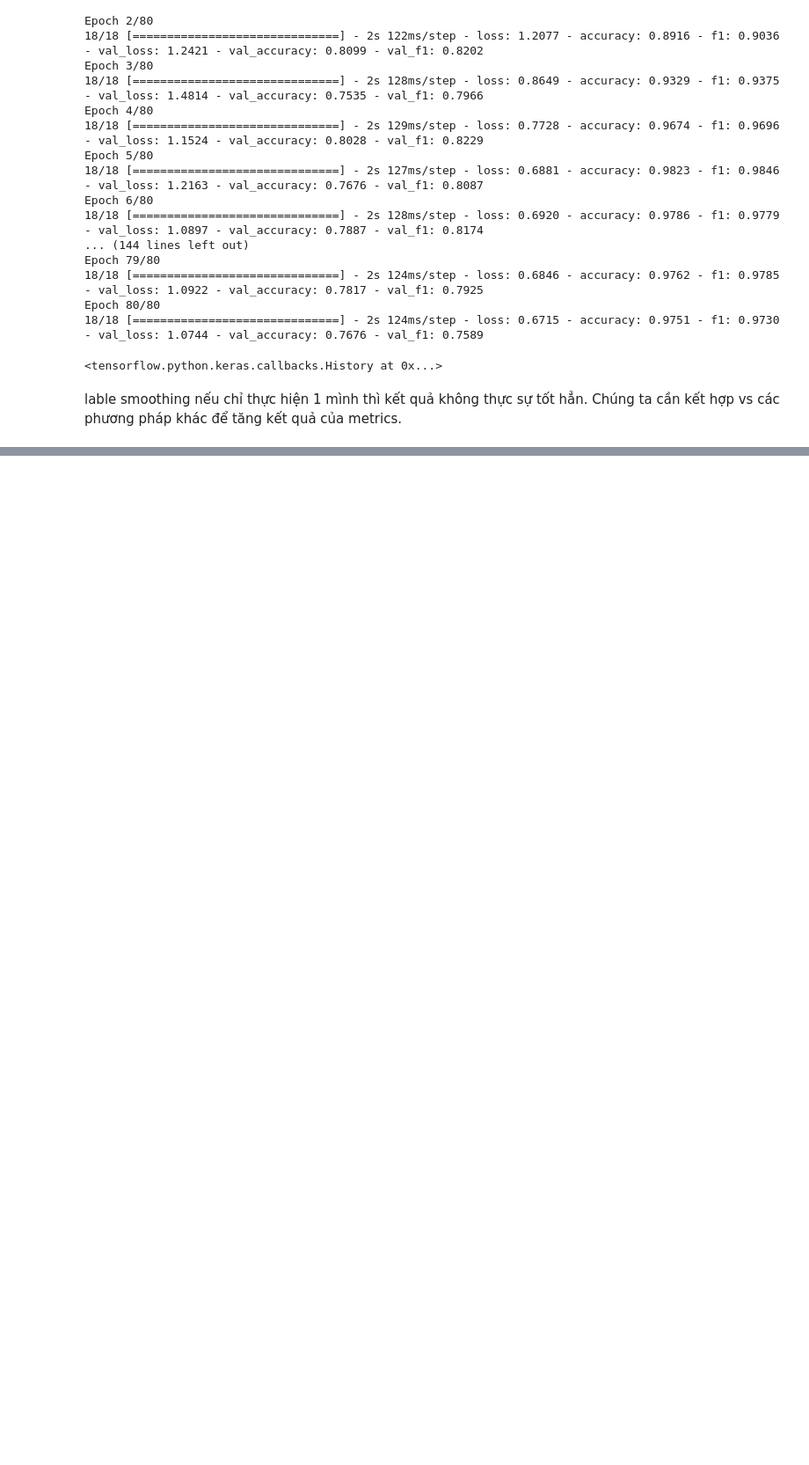
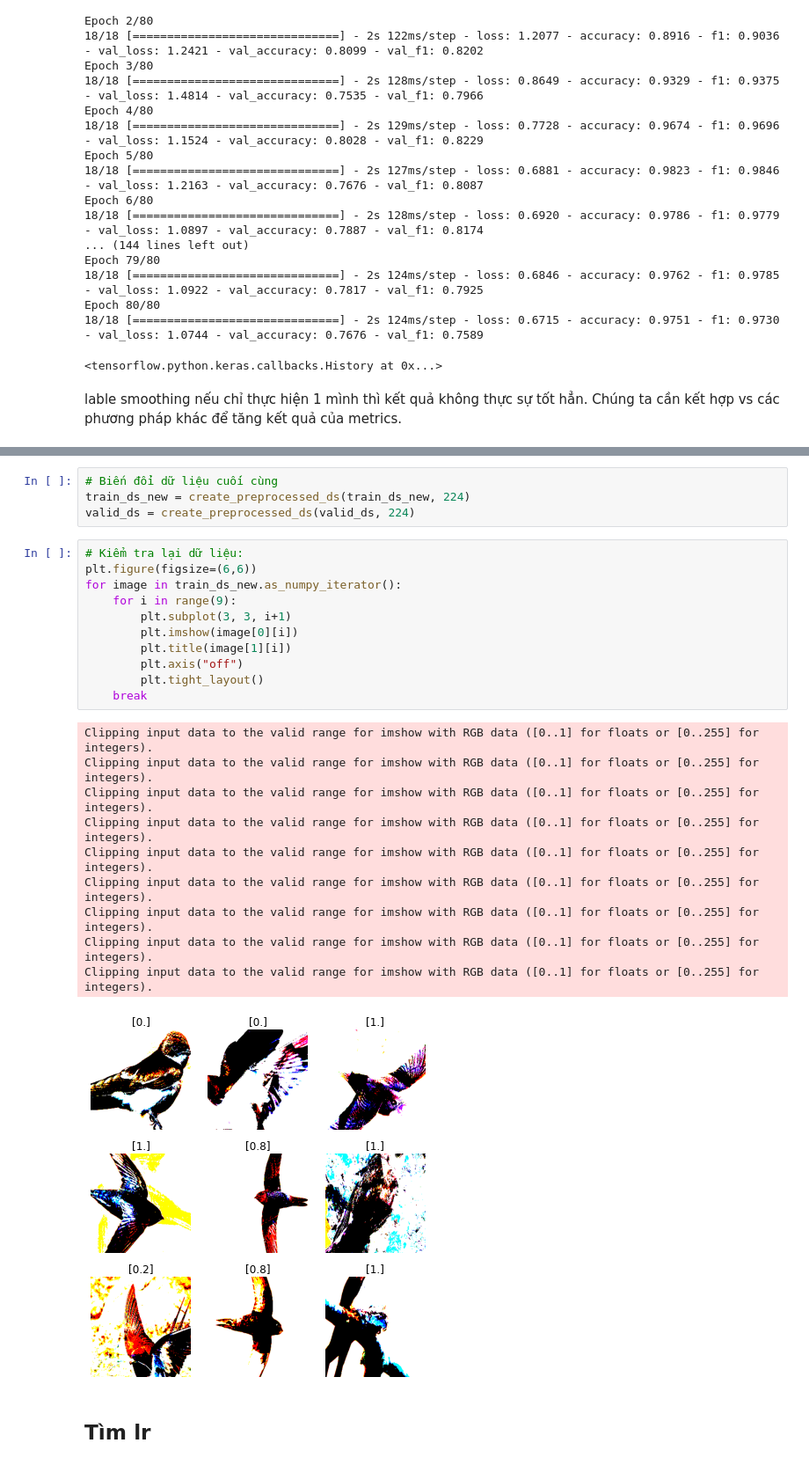
Before and after one commit to ddpham/swift_swallow_classification, a Jupyter notebook: nbs/keras_advanced.ipynb, the cells around one changed output, grey strips where cells are left out. Shown: that part at 88% size. Saved outputs shown, nothing was run; the diff lists cells and outputs as text; blank space fills up the shorter version.

```diff
--- a/nbs/keras_advanced.ipynb
+++ b/nbs/keras_advanced.ipynb
@@ -611,0 +680,28 @@ lable smoothing nếu chỉ thực hiện 1 mình thì kết quả không thực
+# %%
+# Biến đổi dữ liệu cuối cùng
+train_ds_new = create_preprocessed_ds(train_ds_new, 224)
+valid_ds = create_preprocessed_ds(valid_ds, 224)
+# %%
+# Kiểm tra lại dữ liệu:
+plt.figure(figsize=(6,6))
+for image in train_ds_new.as_numpy_iterator():
+    for i in range(9):
+        plt.subplot(3, 3, i+1)
+        plt.imshow(image[0][i])
+        plt.title(image[1][i])
+        plt.axis("off")
+        plt.tight_layout()
+    break
+# %% [output]
+Clipping input data to the valid range for imshow with RGB data ([0..1] for floats or [0..255] for integers).
+Clipping input data to the valid range for imshow with RGB data ([0..1] for floats or [0..255] for integers).
+Clipping input data to the valid range for imshow with RGB data ([0..1] for floats or [0..255] for integers).
+Clipping input data to the valid range for imshow with RGB data ([0..1] for floats or [0..255] for integers).
+Clipping input data to the valid range for imshow with RGB data ([0..1] for floats or [0..255] for integers).
+Clipping input data to the valid range for imshow with RGB data ([0..1] for floats or [0..255] for integers).
+Clipping input data to the valid range for imshow with RGB data ([0..1] for floats or [0..255] for integers).
+Clipping input data to the valid range for imshow with RGB data ([0..1] for floats or [0..255] for integers).
+Clipping input data to the valid range for imshow with RGB data ([0..1] for floats or [0..255] for integers).
+[figure, added]
+# %% [markdown]
+## Tìm lr
```
Also changed, not shown: parts of 19 cells of this notebook.
